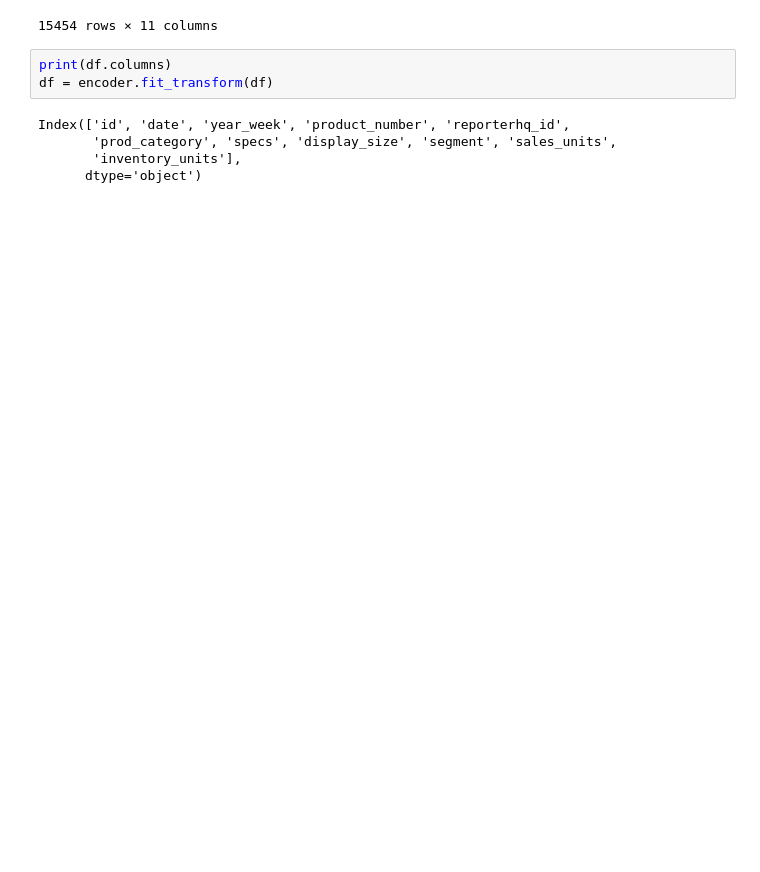
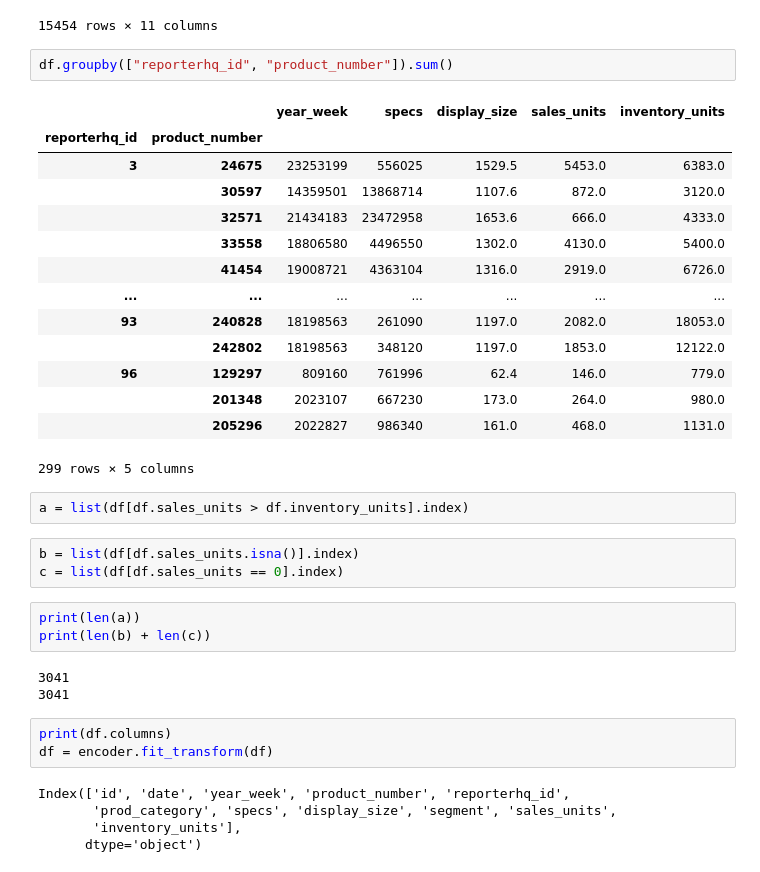
Before and after one commit to Bycarkos/HackUpc23, a Jupyter notebook: HP/nb/xgboost.ipynb, the cells around one changed output. Saved outputs shown, nothing was run; the diff lists cells and outputs as text; blank space fills up the shorter version.

```diff
--- a/HP/nb/xgboost.ipynb
+++ b/HP/nb/xgboost.ipynb
@@ -31,6 +31,34 @@ df
 | 15452 | 202318-247737 | 2023-05-06 | 202318 | 247737 | 15 | Arale | 10637 | 13.3 | ... |
 | 15453 | 202318-247737 | 2023-05-06 | 202318 | 247737 | 24 | Arale | 10637 | 13.3 | ... |
 15454 rows × 11 columns
+# %%
+df.groupby(["reporterhq_id", "product_number"]).sum()
+# %% [output]
+|  |  | year_week | specs | display_size | sales_units | inventory_units |
+| reporterhq_id | product_number |  |  |  |  |  |
+| 3 | 24675 | 23253199 | 556025 | 1529.5 | 5453.0 | 6383.0 |
+|  | 30597 | 14359501 | 13868714 | 1107.6 | 872.0 | 3120.0 |
+|  | 32571 | 21434183 | 23472958 | 1653.6 | 666.0 | 4333.0 |
+|  | 33558 | 18806580 | 4496550 | 1302.0 | 4130.0 | 5400.0 |
+|  | 41454 | 19008721 | 4363104 | 1316.0 | 2919.0 | 6726.0 |
+| ... | ... | ... | ... | ... | ... | ... |
+| 93 | 240828 | 18198563 | 261090 | 1197.0 | 2082.0 | 18053.0 |
+|  | 242802 | 18198563 | 348120 | 1197.0 | 1853.0 | 12122.0 |
+| 96 | 129297 | 809160 | 761996 | 62.4 | 146.0 | 779.0 |
+|  | 201348 | 2023107 | 667230 | 173.0 | 264.0 | 980.0 |
+|  | 205296 | 2022827 | 986340 | 161.0 | 468.0 | 1131.0 |
+299 rows × 5 columns
+# %%
+a = list(df[df.sales_units > df.inventory_units].index)
+# %%
+b = list(df[df.sales_units.isna()].index)
+c = list(df[df.sales_units == 0].index)
+# %%
+print(len(a))
+print(len(b) + len(c))
+# %% [output]
+3041
+3041
 # %%
 print(df.columns)
 df = encoder.fit_transform(df)
```
